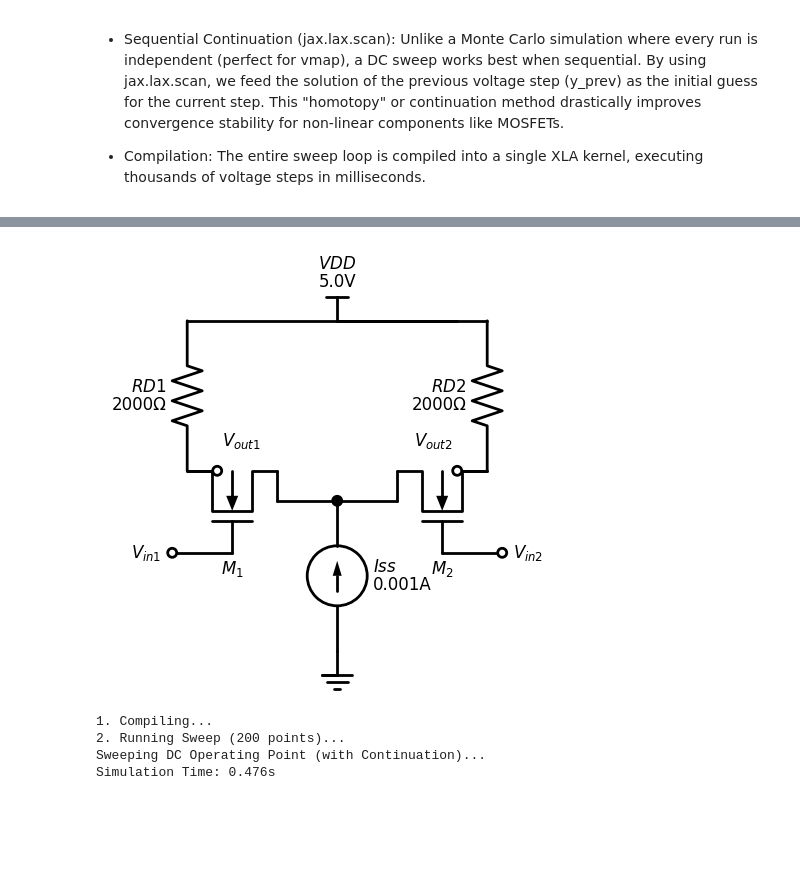
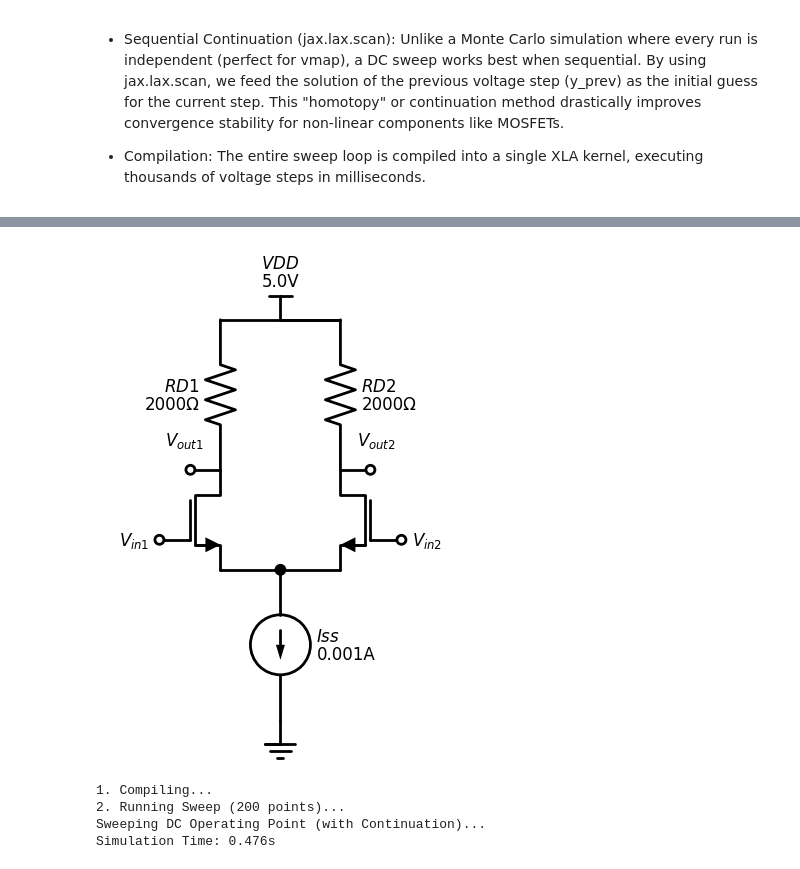
Before and after one commit to cdaunt/circulus, a Jupyter notebook: examples/mos_diff_pair.ipynb, the cells around one changed output, grey strips where cells are left out. Cells and saved outputs as stored; diff of their text form; code cells hidden in the pictures; blank space fills up the shorter version.

```diff
--- a/examples/mos_diff_pair.ipynb
+++ b/examples/mos_diff_pair.ipynb
@@ -58,65 +60,66 @@ def get_label(name, val_key, unit):
     except:
         return name
 
+
 with schemdraw.Drawing() as d:
     d.config(fontsize=12, unit=2.5, inches_per_unit=0.6)
 
     # 1. Tail Current Source
     d.add(elm.Ground())
-    iss = d.add(elm.SourceI().up().label(get_label("Iss", "I", "A"), loc='bottom'))
+    iss = d.add(elm.SourceI().up().reverse().label(get_label("Iss", "I", "A"), loc='bottom'))
     source_dot = d.add(elm.Dot())
 
     # 2. Left Branch (M1)
     d.add(elm.Line().left().length(1).at(source_dot.center))
-    d.add(elm.Line().up().length(0.5))
+    #d.add(elm.Line().up().length(0.5))
 
     # M1 (flipped vertically with reverse)
-    m1 = d.add(elm.NFet(bulk=True).anchor('source').up().reverse().label('$M_1$'))
+    m1 = d.add(elm.AnalogNFet(arrow=True).right().anchor('source').reverse())
 
-    # RD1
+    # # RD1
     rd1 = d.add(elm.Resistor().up().at(m1.drain).label(get_label("RD1", "R", "Ω")))
 
-    top_rail = d.add(elm.Line().right().at(rd1.end).length(5))
+    top_rail = d.add(elm.Line().right().at(rd1.end).length(2))
 
     # Add the VDD Symbol at the center of the top rail
     d.add(elm.Vdd().at(top_rail.center).label(get_label("VDD", "V", "V")))
 
-    # Top Rail Left Half
-    vdd_line_left = d.add(elm.Line().right().length(2))
+    # # Top Rail Left Half
+    vdd_line_left = d.add(elm.Line().right().length(1))
 
     # 3. Right Branch (M2)
     d.add(elm.Line().right().length(1).at(source_dot.center))
-    d.add(elm.Line().up().length(0.5))
+    #d.add(elm.Line().up().length(0.5))
 
     # M2 (flipped vertically AND horizontally)
-    m2 = d.add(elm.NFet(bulk=True).anchor('source').up().reverse().flip().label('$M_2$'))
+    m2 = d.add(elm.AnalogNFet(arrow=True).left().flip().anchor('source').reverse())
 
     # RD2
-    rd2 = d.add(elm.Resistor().up().at(m2.drain).label(get_label("RD2", "R", "Ω")))
+    rd2 = d.add(elm.Resistor().up().at(m2.drain).label(get_label("RD2", "R", "Ω"), loc='bottom'))
 
     # Top Rail Right Half & VDD Label
     # FIX: Move VDD label to 'bottom' so it hangs under the wire
-    #d.add(elm.Line().to(vdd_line_left.end))
+    d.add(elm.Line().to(vdd_line_left.end))
     #d.add(elm.Label().label("VDD", loc='bottom').at(vdd_line_left.end))
 
-    # 4. Inputs (Gates)
-    d.add(elm.Line().left().length(1).at(m1.gate))
+    # # 4. Inputs (Gates)
+    d.add(elm.Line().left().length(0.1).at(m1.gate))
     d.add(elm.Dot(open=True).label('$V_{in1}$', loc='left'))
 
-    d.add(elm.Line().right().length(1).at(m2.gate))
+    d.add(elm.Line().right().length(0.1).at(m2.gate))
     d.add(elm.Dot(open=True).label('$V_{in2}$', loc='right'))
 
-    # 5. Outputs (Drains)
-    # FIX: Use 'ofst' to push labels higher up
-    # Left Output
-    d.add(elm.Line().right().length(0.5).at(m1.drain))
-    d.add(elm.Dot(open=True).label('$V_{out1}$', loc='right', ofst=(0, 0.5)))
+    # # 5. Outputs (Drains)
+    # # FIX: Use 'ofst' to push labels higher up
+    # # Left Output
+    d.add(elm.Line().left().length(0.5).at(m1.drain))
+    d.add(elm.Dot(open=True).label('$V_{out1}$', loc='right', ofst=(-0.5, 0.5)))
 
     # Right Output
-    d.add(elm.Line().left().length(0.5).at(m2.drain))
-    d.add(elm.Dot(open=True).label('$V_{out2}$', loc='left', ofst=(0, 0.5)))
+    d.add(elm.Line().right().length(0.5).at(m2.drain))
+    d.add(elm.Dot(open=True).label('$V_{out2}$', loc='left', ofst=(0.5, 0.5)))
 # %% [output]
-[figure, old version]
+[figure, new version]
 # %%
 def update_param_value(groups, group_name, instance_name, param_key, new_value):
     g = groups[group_name]
```
Also changed, not shown: parts of 1 cell of this notebook, 3 other files.
